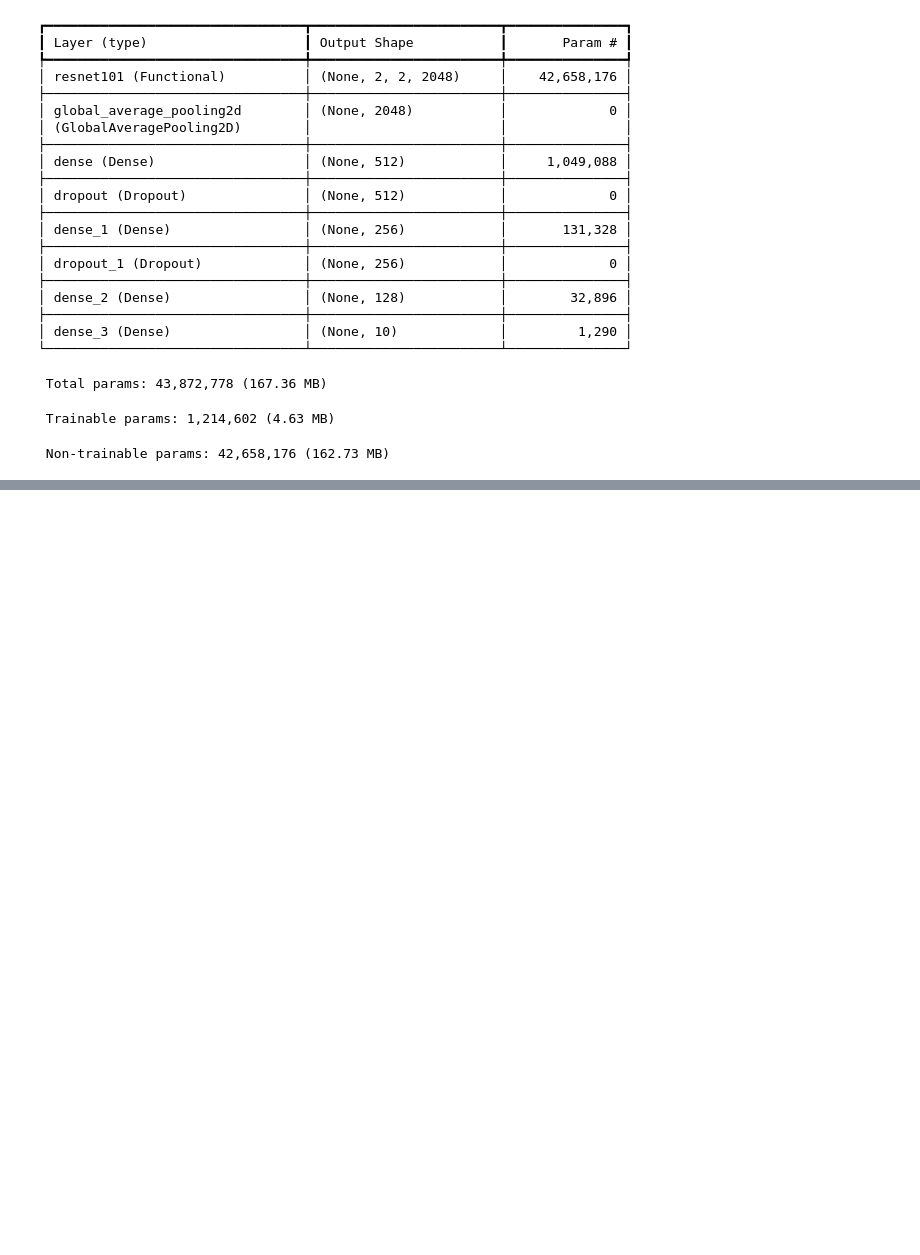
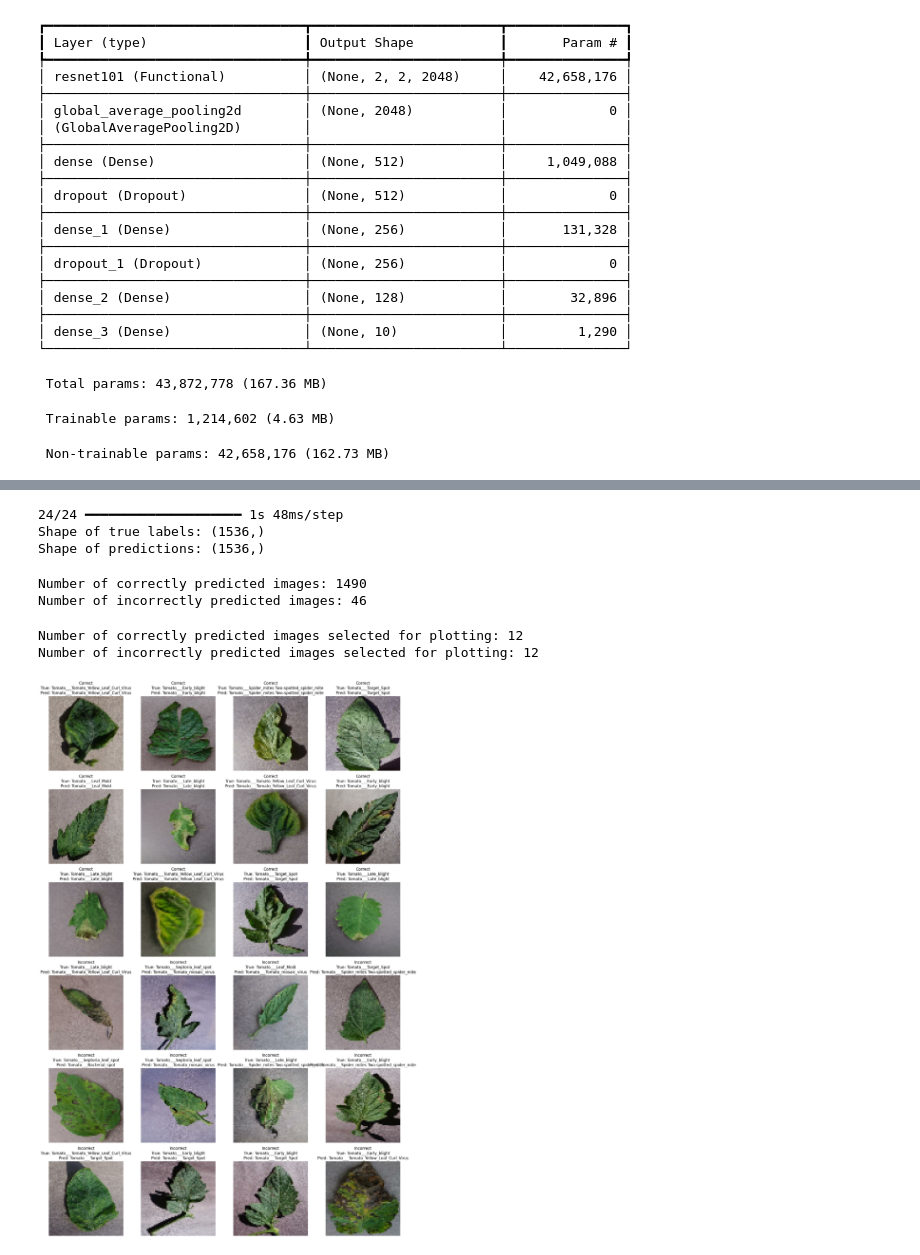
Before and after one commit to mehedils/ColabCodeRandom, a Jupyter notebook: resnet.ipynb, the cells around one changed output, grey strips where cells are left out. Saved outputs shown, nothing was run; the diff lists cells and outputs as text; code cells hidden in the pictures; blank space fills up the shorter version.

```diff
--- a/resnet.ipynb
+++ b/resnet.ipynb
@@ -230,0 +467,69 @@ Test Accuracy: 0.9453
+# %%
+# Get true labels and predictions for the test dataset
+true_labels = np.concatenate([y for x, y in test_ds], axis=0)
+predictions = np.argmax(model.predict(test_ds), axis=1)
+
+print(f"Shape of true labels: {true_labels.shape}")
+print(f"Shape of predictions: {predictions.shape}")
+# %% [output]
+24/24 ━━━━━━━━━━━━━━━━━━━━ 1s 48ms/step
+Shape of true labels: (1536,)
+Shape of predictions: (1536,)
+# %%
+# Identify correctly and incorrectly predicted images
+correctly_predicted = (predictions == true_labels)
+incorrectly_predicted = ~correctly_predicted
+
+# Get the indices of correctly and incorrectly predicted images
+correct_indices = np.where(correctly_predicted)[0]
+incorrect_indices = np.where(incorrectly_predicted)[0]
+
+print(f"Number of correctly predicted images: {len(correct_indices)}")
+print(f"Number of incorrectly predicted images: {len(incorrect_indices)}")
+# %% [output]
+Number of correctly predicted images: 1490
+Number of incorrectly predicted images: 46
+# %%
+# Define the number of images to plot
+num_correct_to_plot = 12
+num_incorrect_to_plot = 12
+
+# Ensure the number of selected images does not exceed the available number
+num_correct_to_plot = min(num_correct_to_plot, len(correct_indices))
+num_incorrect_to_plot = min(num_incorrect_to_plot, len(incorrect_indices))
+
+# Randomly select indices
+selected_correct_indices = np.random.choice(correct_indices, num_correct_to_plot, replace=False)
+selected_incorrect_indices = np.random.choice(incorrect_indices, num_incorrect_to_plot, replace=False)
+
+print(f"Number of correctly predicted images selected for plotting: {len(selected_correct_indices)}")
+print(f"Number of incorrectly predicted images selected for plotting: {len(selected_incorrect_indices)}")
+# %% [output]
+Number of correctly predicted images selected for plotting: 12
+Number of incorrectly predicted images selected for plotting: 12
+# %%
+# Create a new figure and axes for plotting
+total_images_to_plot = num_correct_to_plot + num_incorrect_to_plot
+n_cols = 4 # Adjust based on desired layout
+n_rows = (total_images_to_plot + n_cols - 1) // n_cols
+
+plt.figure(figsize=(n_cols * 4, n_rows * 4))
+
+# Plot correctly predicted images
+for i, index in enumerate(selected_correct_indices):
+    ax = plt.subplot(n_rows, n_cols, i + 1)
+    plt.imshow(test_images[index].astype('uint8'))
+    plt.title(f"Correct\nTrue: {class_names[true_labels[index]]}\nPred: {class_names[predictions[index]]}")
+    plt.axis("off")
+
+# Plot incorrectly predicted images
+for i, index in enumerate(selected_incorrect_indices):
+    ax = plt.subplot(n_rows, n_cols, num_correct_to_plot + i + 1)
+    plt.imshow(test_images[index].astype('uint8'))
+    plt.title(f"Incorrect\nTrue: {class_names[true_labels[index]]}\nPred: {class_names[predictions[index]]}")
+    plt.axis("off")
+
+plt.tight_layout()
+plt.show()
+# %% [output]
+[figure, added]
```
Also changed, not shown: parts of 27 cells of this notebook.
